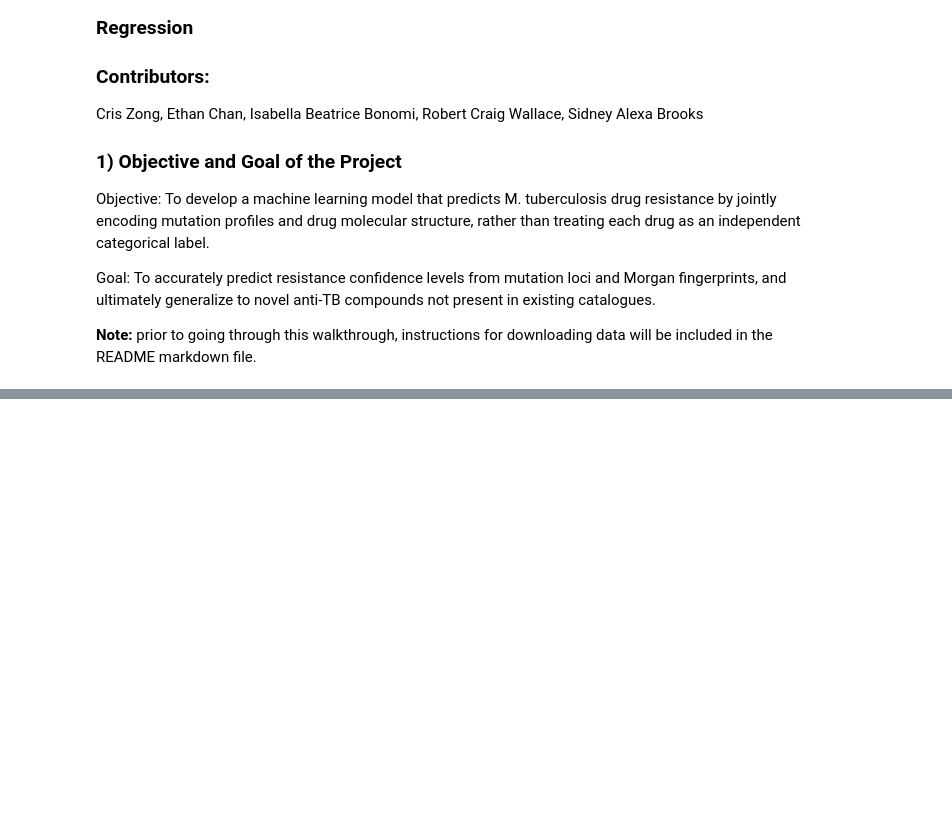
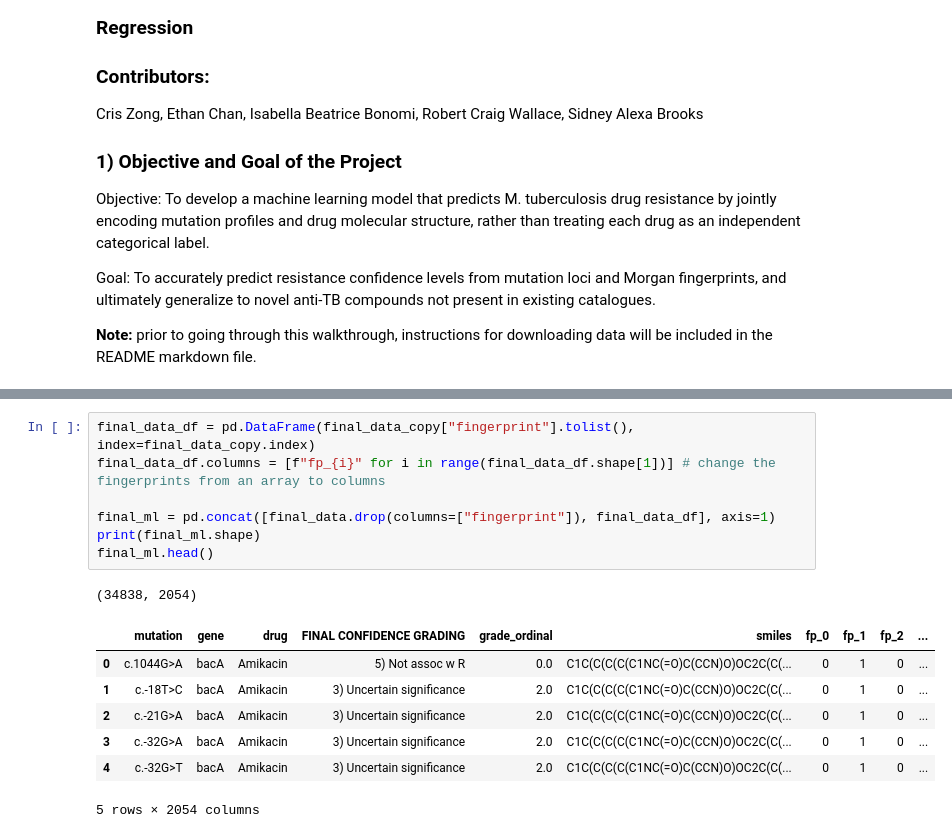
Before and after one commit to ibonomi-MSSE/277B-Final-Project, a Jupyter notebook: draft.ipynb, the cells around one changed output, grey strips where cells are left out. Drawn from its saved outputs; the diff is of its cells as text; blank space fills up the shorter version.

```diff
--- a/draft.ipynb
+++ b/draft.ipynb
@@ -65,0 +193,16 @@ genomic_data.head()
+# %%
+final_data_df = pd.DataFrame(final_data_copy["fingerprint"].tolist(), index=final_data_copy.index)
+final_data_df.columns = [f"fp_{i}" for i in range(final_data_df.shape[1])] # change the fingerprints from an array to columns
+
+final_ml = pd.concat([final_data.drop(columns=["fingerprint"]), final_data_df], axis=1)
+print(final_ml.shape)
+final_ml.head()
+# %% [output]
+(34838, 2054)
+|  | mutation | gene | drug | FINAL CONFIDENCE GRADING | grade_ordinal | smiles | fp_0 | fp_1 | fp_2 | ... |
+| 0 | c.1044G>A | bacA | Amikacin | 5) Not assoc w R | 0.0 | C1C(C(C(C(C1NC(=O)C(CCN)O)OC2C(C(... | 0 | 1 | 0 | ... |
+| 1 | c.-18T>C | bacA | Amikacin | 3) Uncertain significance | 2.0 | C1C(C(C(C(C1NC(=O)C(CCN)O)OC2C(C(... | 0 | 1 | 0 | ... |
+| 2 | c.-21G>A | bacA | Amikacin | 3) Uncertain significance | 2.0 | C1C(C(C(C(C1NC(=O)C(CCN)O)OC2C(C(... | 0 | 1 | 0 | ... |
+| 3 | c.-32G>A | bacA | Amikacin | 3) Uncertain significance | 2.0 | C1C(C(C(C(C1NC(=O)C(CCN)O)OC2C(C(... | 0 | 1 | 0 | ... |
+| 4 | c.-32G>T | bacA | Amikacin | 3) Uncertain significance | 2.0 | C1C(C(C(C(C1NC(=O)C(CCN)O)OC2C(C(... | 0 | 1 | 0 | ... |
+5 rows × 2054 columns
```
Also changed, not shown: parts of 15 cells of this notebook.
